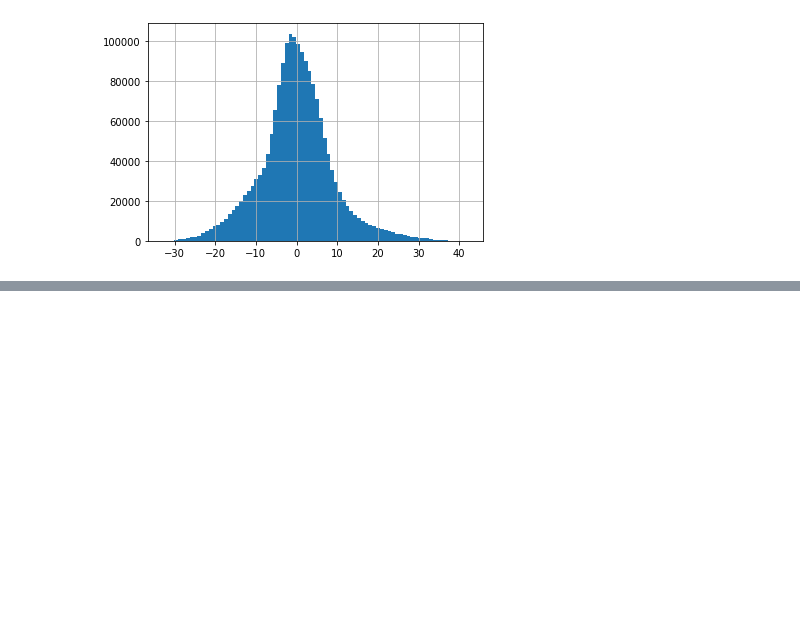
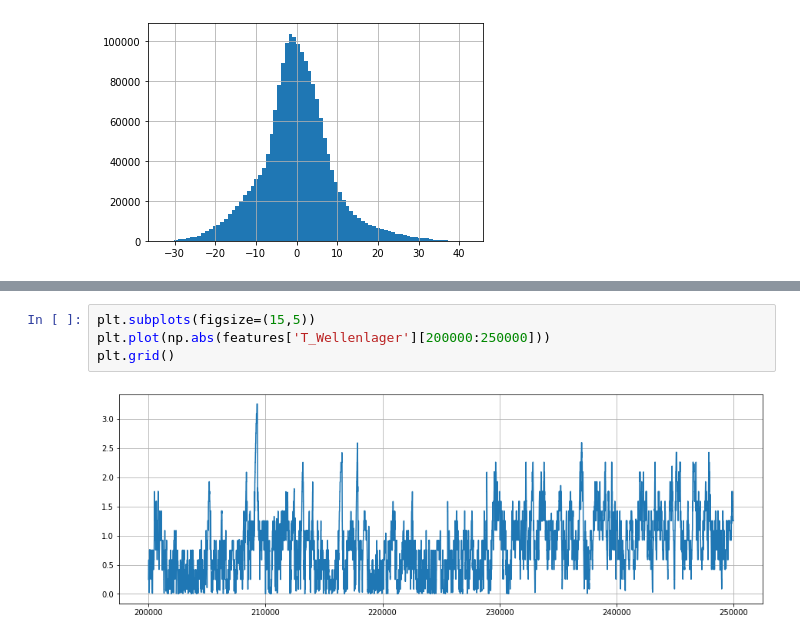
Before and after one commit to meetshrihari/One-Class_SVM_ML, a Jupyter notebook: SCADA_Preprocessing.ipynb, the cells around one changed output, grey strips where cells are left out. Drawn from its saved outputs; the diff is of its cells as text; blank space fills up the shorter version.

```diff
--- a/SCADA_Preprocessing.ipynb
+++ b/SCADA_Preprocessing.ipynb
@@ -304,0 +172,6 @@ good_matrix.head()
+# %%
+plt.subplots(figsize=(15,5))
+plt.plot(np.abs(features['T_Wellenlager'][200000:250000]))
+plt.grid()
+# %% [output]
+[figure, added]
```
Also changed, not shown: parts of 30 cells of this notebook, 1 other file.
